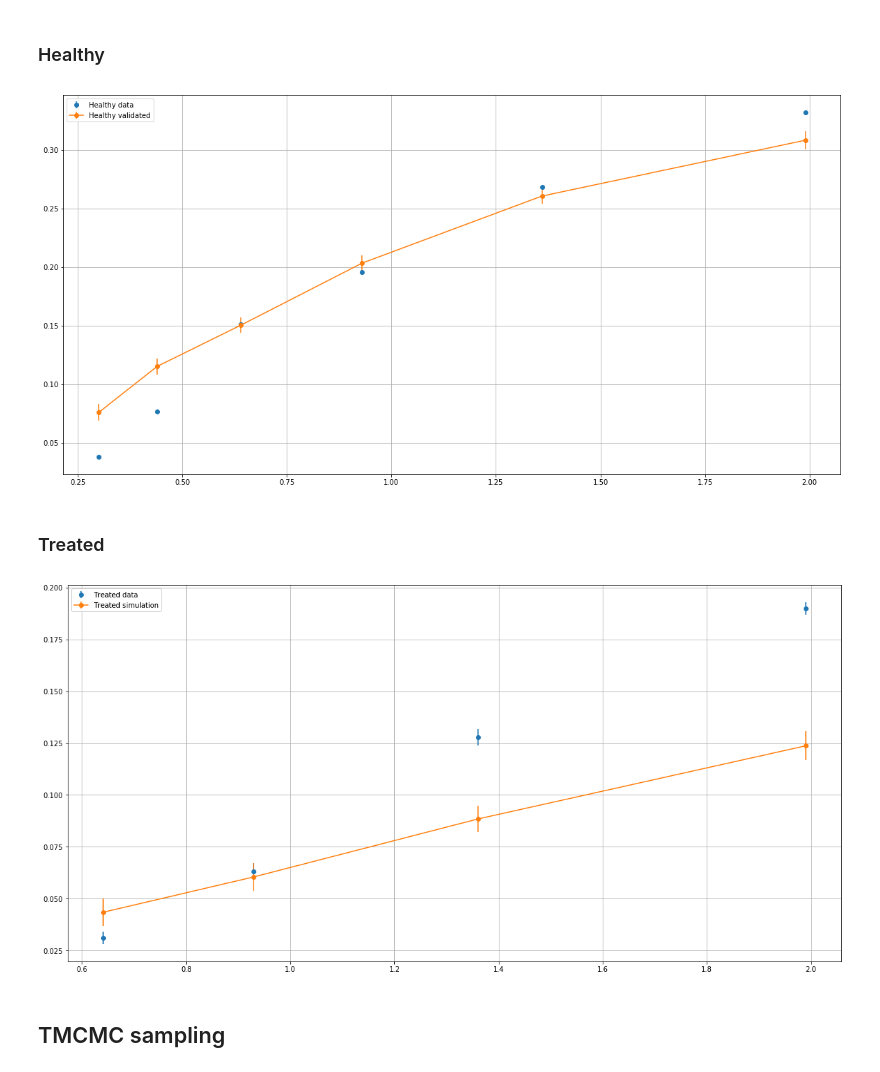
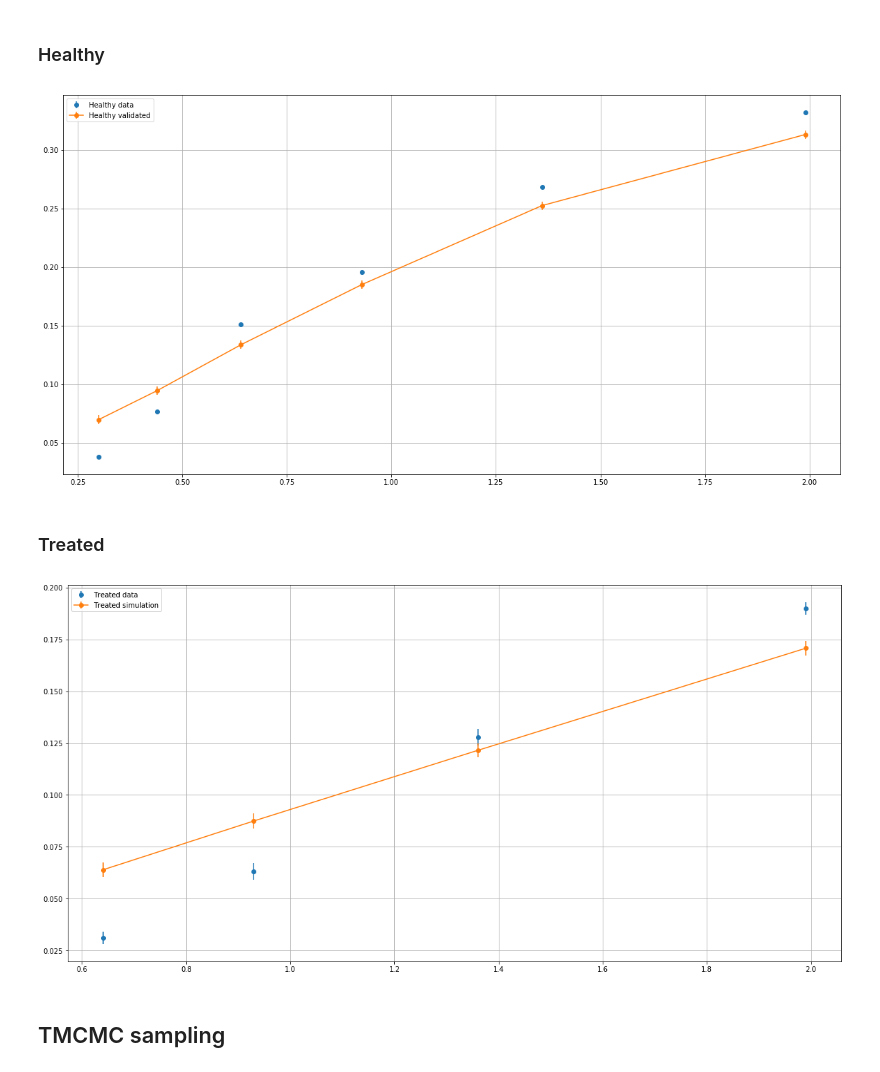
Before and after one commit to devrieskevin/IUQ-Project, a Jupyter notebook: GP_hemocell_analysis.ipynb, the cells around one changed output. Drawn from its saved outputs; the diff is of its cells as text; code cells hidden in the pictures.

```diff
--- a/GP_hemocell_analysis.ipynb
+++ b/GP_hemocell_analysis.ipynb
@@ -166,6 +209,9 @@ def error_sampler(n_samples):
 # %% [markdown]
 ### Healthy
 # %%
+imin = 0
+imax = 6
+
 # Load data for comparison with results
 data = pd.read_csv("%s/Ekcta_100.csv" % (datapath),sep=";")
 data = data.loc[data["Treatment"] == 0.5]
@@ -184,7 +230,7 @@ shearrate = stress / (nuP * rhoP)
 
 healthy_samples = np.zeros((shearrate.shape[0],x_train.shape[1]))
 
-healthy_samples[:,:-1] = np.array([50,80,5])
+healthy_samples[:,:-1] = np.array([62,143,1])
 healthy_samples[:,-1] = shearrate
 
 healthy_qoi,healthy_std = predictionModel.predict(healthy_samples,return_std=True)
@@ -199,7 +245,7 @@ plt.legend()
 
 plt.show()
 # %% [output]
-[figure, old version]
+[figure, new version]
 # %% [markdown]
 ### Treated
 # %%
@@ -209,35 +255,35 @@ imax = 6
 # Load data for comparison with results
 data = pd.read_csv("%s/Ekcta_100.csv" % (datapath),sep=";")
 data = data.loc[data["Treatment"] == 0.5]
 stress,el,el_err = data.values[imin:imax,[1,3,4]].T
 
 # Get data from config files
 configpath = "%s/hemocell/templates/config_template.xml" % (libpath)
 tree = etree.parse(configpath, parser=etree.XMLParser(remove_blank_text=True, remove_comments=True))
 root = tree.getroot()
 nuP = float(root.find("domain/nuP").text)
 rhoP = float(root.find("domain/rhoP").text)
 
 shearrate = stress / (nuP * rhoP)
 
 treated_samples = np.zeros((shearrate.shape[0],x_train.shape[1]))
 
-treated_samples[:,:-1] = np.array([200,100,5.0])
+treated_samples[:,:-1] = np.array([150,296,1.0])
 treated_samples[:,-1] = shearrate
 
 treated_qoi,treated_std = predictionModel.predict(treated_samples,return_std=True)
 
 plt.figure(figsize=(20,10))
 
 plt.errorbar(stress,el,yerr=el_err,fmt='o',label="Treated data")
 plt.errorbar(stress,treated_qoi,yerr=treated_std,fmt='o-',label="Treated simulation")
 
 plt.grid(True)
 plt.legend()
 
 plt.show()
 # %% [output]
-[figure, old version]
+[figure, new version]
 # %% [markdown]
 ## TMCMC sampling
 # %%
```
Also changed, not shown: parts of 14 cells of this notebook, 12 other files.
